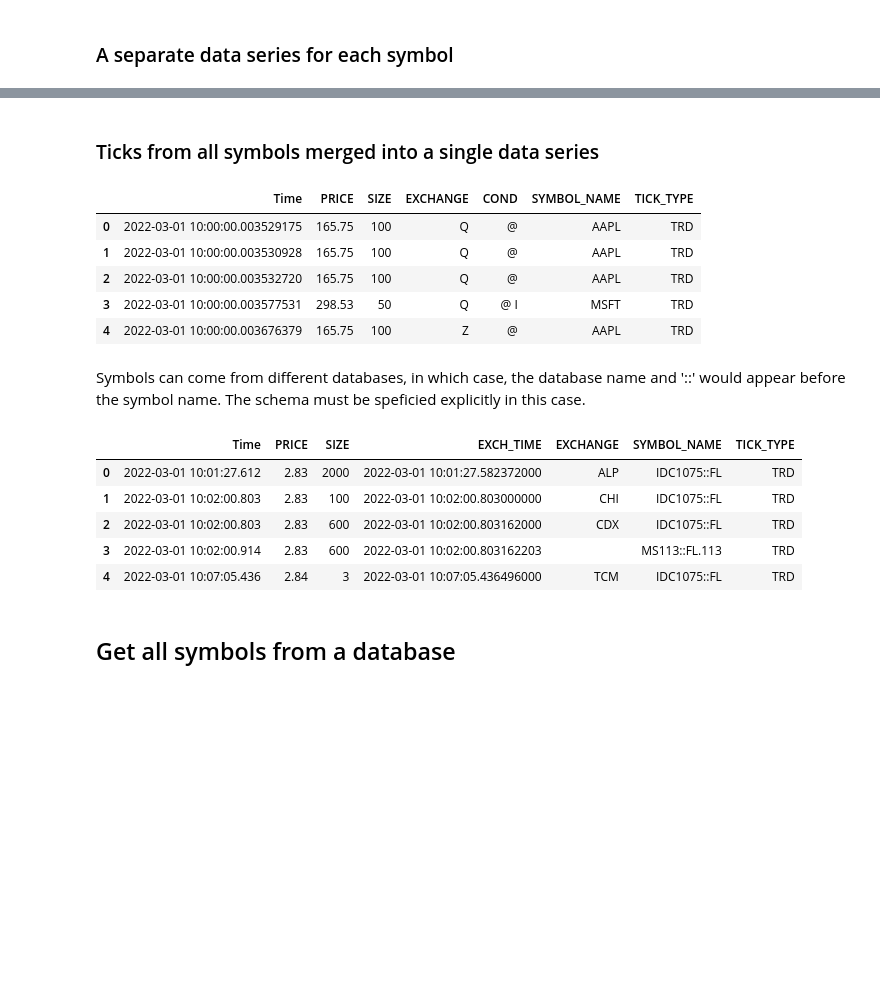
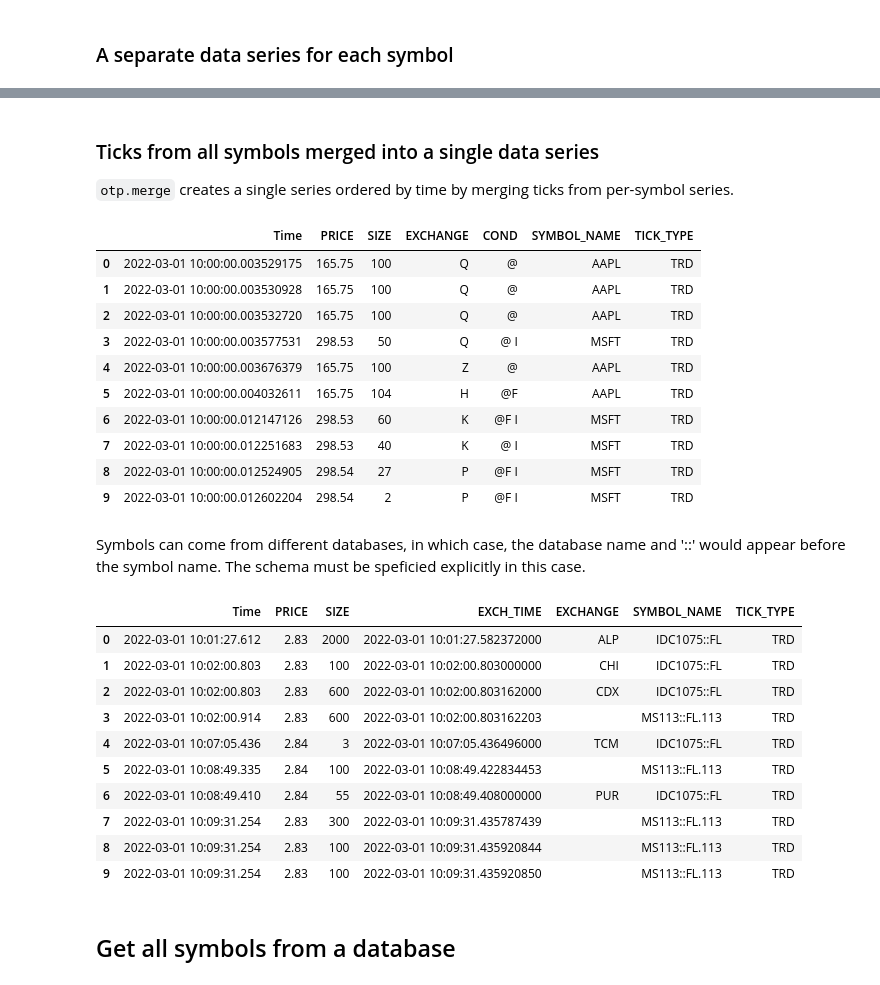
Before and after one commit to onemarketdata/otp-examples, a Jupyter notebook: quick_start.ipynb, the cells around one changed output, grey strips where cells are left out. Cells and saved outputs as stored; diff of their text form; code cells hidden in the pictures; blank space fills up the shorter version.

Commit message:
merged into one df

```diff
--- a/quick_start.ipynb
+++ b/quick_start.ipynb
@@ -228,2 +228,0 @@ def market_volume_and_vwap(symbol):
-# %%
-res = otp.run(market_volume_and_vwap, symbols=order, concurrency=8, batch_size=100)
@@ -252,0 +229,3 @@ for s in res.keys():
+# %%
+merged = otp.merge([market_volume_and_vwap], symbols=order, presort=True, identify_input_ts=True)
+otp.run(merged, concurrency=8)
@@ -327,16 +324,3 @@ executions_with_markouts['_PARAM_START_TIME_NANOS'] = executions_with_markouts['
 executions_with_markouts['_PARAM_END_TIME_NANOS'] = executions_with_markouts['markout_time']
 # %% [markdown]
 Define a function that looks back from the start of the query until it finds the first tick. Execute the function for each execution/markout.
-# %%
-def bbo_at_time(symbol):
-    q = otp.DataSource('CME', tick_type='QTE', back_to_first_tick=600, keep_first_tick_timestamp='BBO_TIME')
-    q = q[['ASK_PRICE','BID_PRICE', 'BBO_TIME']]
-    q['ID'] = symbol['ID']
-    q['markout'] = symbol['markout']
-    q['sym'] = symbol.name
-    return q
-
-res = otp.run(bbo_at_time, symbols=executions_with_markouts, concurrency=8, batch_size=100)
-
-for s in res.keys():
-    print(pd.concat(res[s]))
@@ -360,0 +327,11 @@ for s in res.keys():
+# %%
+def bbo_at_time(symbol):
+    q = otp.DataSource('CME', tick_type='QTE', back_to_first_tick=600, keep_first_tick_timestamp='BBO_TIME')
+    q = q[['ASK_PRICE','BID_PRICE', 'BBO_TIME']]
+    q['ID'] = symbol['ID']
+    q['markout'] = symbol['markout']
+    q['sym'] = symbol.name
+    return q
+
+merged = otp.merge([bbo_at_time], symbols=executions_with_markouts, presort=True, identify_input_ts=True)
+otp.run(merged, concurrency=8)
@@ -414,27 +421,33 @@ trd_df
 # %% [markdown]
 ### Ticks from all symbols merged into a single data series
+`otp.merge` creates a single series ordered by time by merging ticks from per-symbol series.
 # %%
 trd = otp.DataSource('NYSE_TAQ', tick_type='TRD')
 trd = trd[['PRICE','SIZE','EXCHANGE','COND']]
-trd = otp.merge([trd], symbols=['AAPL','MSFT'], identify_input_ts=True)
 trd = trd.first(5)
-otp.run(trd, start=otp.dt(2022,3,1,10), end=otp.dt(2022,3,1,10,15))
+merged = otp.merge([trd], symbols=['AAPL','MSFT'], identify_input_ts=True)
+otp.run(merged, start=otp.dt(2022,3,1,10), end=otp.dt(2022,3,1,10,15))
 # %% [output]
 |  | Time | PRICE | SIZE | EXCHANGE | COND | SYMBOL_NAME | TICK_TYPE |
 | 0 | 2022-03-01 10:00:00.003529175 | 165.75 | 100 | Q | @ | AAPL | TRD |
 | 1 | 2022-03-01 10:00:00.003530928 | 165.75 | 100 | Q | @ | AAPL | TRD |
 | 2 | 2022-03-01 10:00:00.003532720 | 165.75 | 100 | Q | @ | AAPL | TRD |
 | 3 | 2022-03-01 10:00:00.003577531 | 298.53 | 50 | Q | @ I | MSFT | TRD |
 | 4 | 2022-03-01 10:00:00.003676379 | 165.75 | 100 | Z | @ | AAPL | TRD |
+| 5 | 2022-03-01 10:00:00.004032611 | 165.75 | 104 | H | @F | AAPL | TRD |
+| 6 | 2022-03-01 10:00:00.012147126 | 298.53 | 60 | K | @F I | MSFT | TRD |
+| 7 | 2022-03-01 10:00:00.012251683 | 298.53 | 40 | K | @ I | MSFT | TRD |
+| 8 | 2022-03-01 10:00:00.012524905 | 298.54 | 27 | P | @F I | MSFT | TRD |
+| 9 | 2022-03-01 10:00:00.012602204 | 298.54 | 2 | P | @F I | MSFT | TRD |
 # %% [markdown]
 Symbols can come from different databases, in which case, the database name and '::' would appear
 before the symbol name. The schema must be speficied explicitly in this case.
 # %%
 trd = otp.DataSource(tick_type='TRD')
 trd = trd.table(PRICE=float, SIZE=int, EXCH_TIME=otp.nsectime, EXCHANGE=otp.string[8])
-trd = otp.merge([trd], symbols=['IDC1075::FL','MS113::FL.113'], identify_input_ts=True)
 trd = trd.first(5)
-otp.run(trd, start=otp.dt(2022,3,1,10), end=otp.dt(2022,3,1,10,15))
+merged = otp.merge([trd], symbols=['IDC1075::FL','MS113::FL.113'], identify_input_ts=True)
+otp.run(merged, start=otp.dt(2022,3,1,10), end=otp.dt(2022,3,1,10,15))
 # %% [output]
 |  | Time | PRICE | SIZE | EXCH_TIME | EXCHANGE | SYMBOL_NAME | TICK_TYPE |
 | 0 | 2022-03-01 10:01:27.612 | 2.83 | 2000 | 2022-03-01 10:01:27.582372000 | ALP | IDC1075::FL | TRD |
@@ -442,6 +455,11 @@ otp.run(trd, start=otp.dt(2022,3,1,10), end=otp.dt(2022,3,1,10,15))
 | 2 | 2022-03-01 10:02:00.803 | 2.83 | 600 | 2022-03-01 10:02:00.803162000 | CDX | IDC1075::FL | TRD |
 | 3 | 2022-03-01 10:02:00.914 | 2.83 | 600 | 2022-03-01 10:02:00.803162203 |  | MS113::FL.113 | TRD |
 | 4 | 2022-03-01 10:07:05.436 | 2.84 | 3 | 2022-03-01 10:07:05.436496000 | TCM | IDC1075::FL | TRD |
+| 5 | 2022-03-01 10:08:49.335 | 2.84 | 100 | 2022-03-01 10:08:49.422834453 |  | MS113::FL.113 | TRD |
+| 6 | 2022-03-01 10:08:49.410 | 2.84 | 55 | 2022-03-01 10:08:49.408000000 | PUR | IDC1075::FL | TRD |
+| 7 | 2022-03-01 10:09:31.254 | 2.83 | 300 | 2022-03-01 10:09:31.435787439 |  | MS113::FL.113 | TRD |
+| 8 | 2022-03-01 10:09:31.254 | 2.83 | 100 | 2022-03-01 10:09:31.435920844 |  | MS113::FL.113 | TRD |
+| 9 | 2022-03-01 10:09:31.254 | 2.83 | 100 | 2022-03-01 10:09:31.435920850 |  | MS113::FL.113 | TRD |
 # %% [markdown]
 ## Get all symbols from a database
 # %%
```
Also changed, not shown: parts of 26 cells of this notebook.
